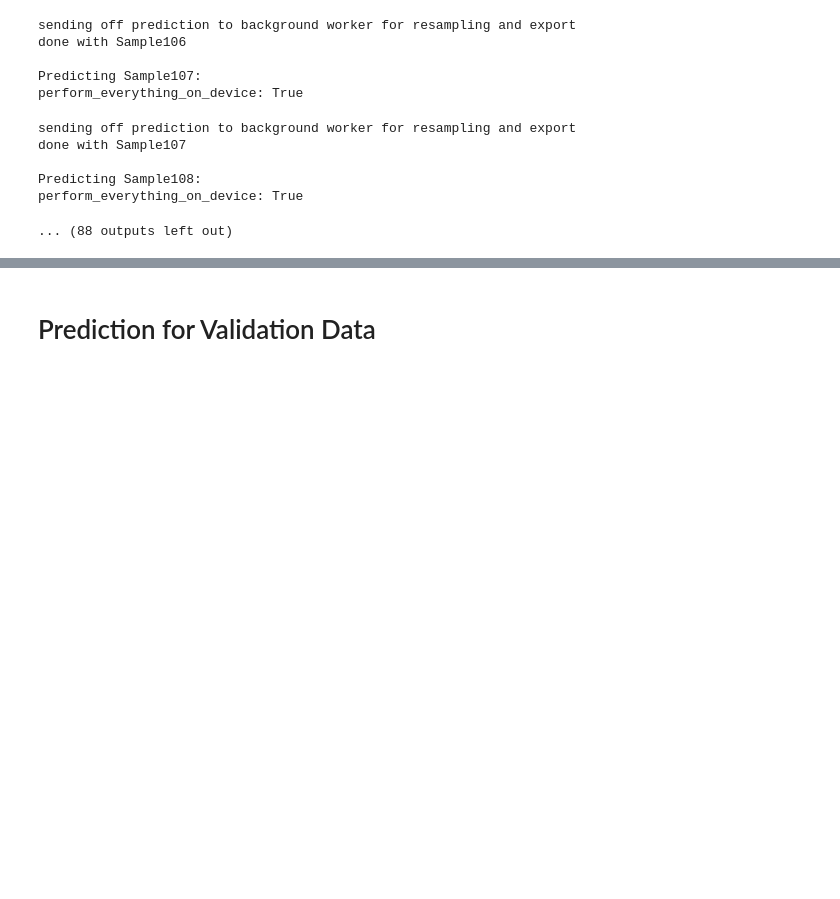
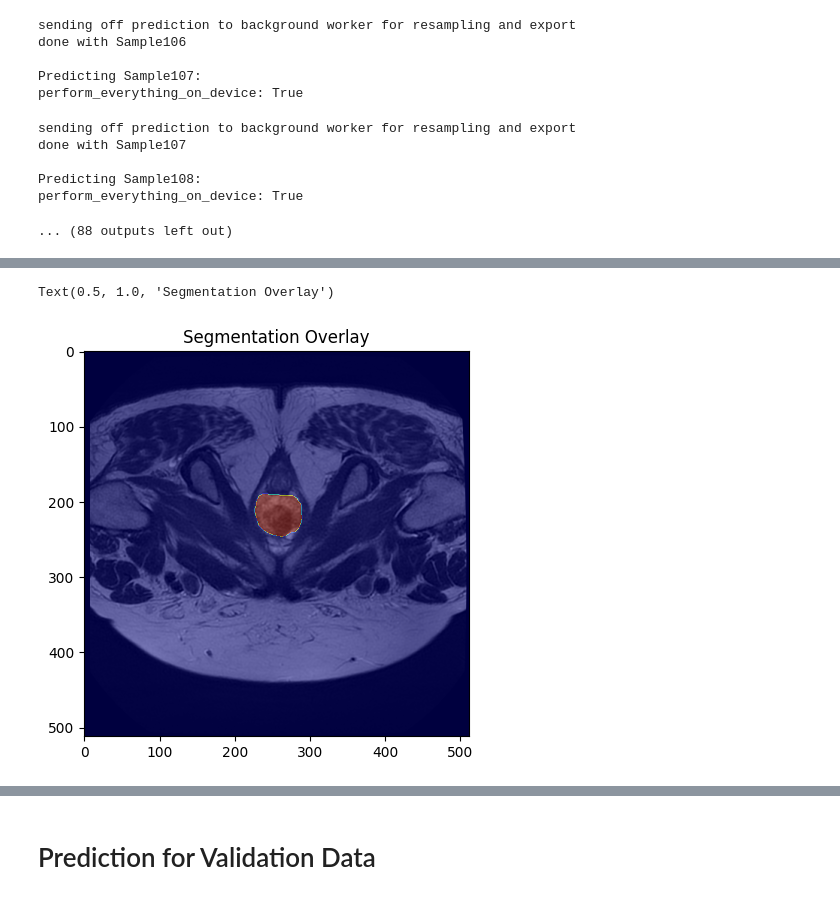
Before and after one commit to jesusalzate/Prostate_Cancer_TFM, a Jupyter notebook: Prostate_Segmentation/Predict_Prostate_nnUnet.ipynb, the cells around one changed output, grey strips where cells are left out. Cells and saved outputs as stored; diff of their text form; code cells hidden in the pictures; blank space fills up the shorter version.

```diff
--- a/Prostate_Segmentation/Predict_Prostate_nnUnet.ipynb
+++ b/Prostate_Segmentation/Predict_Prostate_nnUnet.ipynb
@@ -429,0 +440,35 @@ for i, row in associated_paths.iterrows():
+# %%
+# Save in derivatives in MIDS format
+for i, row in associated_paths.iterrows():
+    # Step 1: Load the images
+    original_image = sitk.ReadImage(row['original_path'])
+    seg_image = sitk.ReadImage(row['Path_Segmentation'])
+
+    # Step 2: Calculate the padding needed
+    original_size = original_image.GetSize()
+    seg_size = seg_image.GetSize()
+
+    # Calculate the differences in each dimension to know how much to pad
+    padding = [max(0, original_size[dim] - seg_size[dim]) for dim in range(3)]
+
+    # Since the Pad function needs before and after padding, we split it equally
+    # If an odd number of padding is needed, add the extra padding to 'after'
+    before_padding = [p // 2 for p in padding]
+    after_padding = [p - bp for p, bp in zip(padding, before_padding)]
+
+    # Step 3: Apply padding if needed
+    if any(padding):  # Only pad if there's any dimension that needs it
+        padded_seg = sitk.ConstantPad(seg_image, before_padding, after_padding, 0)
+    else:
+        padded_seg = seg_image  # No padding needed, use the original segmentation image
+
+    # Step 4: Save the padded segmentation image
+    save_path = os.path.join(
+        '/mnt/ceib/datalake/FISABIO_datalake/p0042021/derivatives/prostate_segmentation',
+        '/'.join(row['original_path'].split('/')[-5:]).replace('T2w','mod-T2w_desc-SEG')
+    )
+
+    # Create directories if they don't exist
+    os.makedirs(os.path.dirname(save_path), exist_ok=True)
+
+    sitk.WriteImage(padded_seg, save_path)
@@ -430,3 +494,12 @@ for i, row in associated_paths.iterrows():
+# %%
+#Overlay the segmentation on the original image
+plt.figure(figsize=(15, 5))
+plt.imshow(sitk.GetArrayFromImage(original_image)[12], cmap='gray')
+plt.imshow(sitk.GetArrayFromImage(padded_seg)[12], cmap='jet', alpha=0.5)
+plt.title('Segmentation Overlay')
+# %% [output]
+Text(0.5, 1.0, 'Segmentation Overlay')
+[figure, added]
 # %%
 # Remove temporal folders
 shutil.rmtree(tmp_folder_imgs)
```
Also changed, not shown: parts of 7 cells of this notebook, 8 other files.
